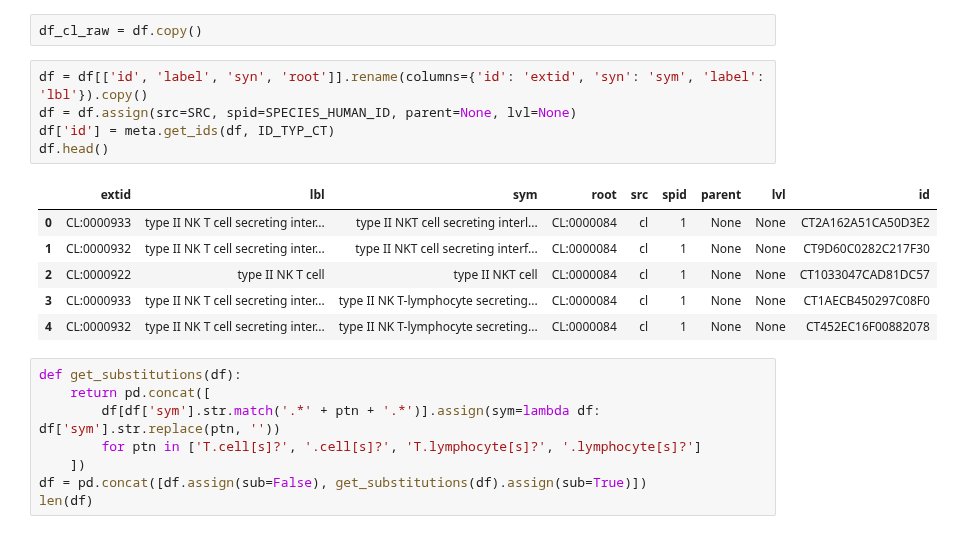
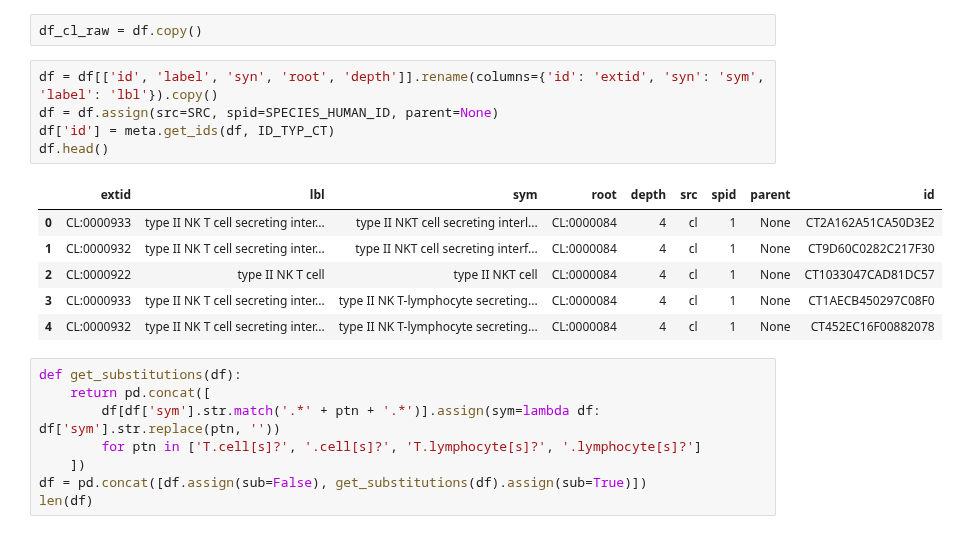
Before and after one commit to hammerlab/t-cell-relation-extraction, a Jupyter notebook: pipeline/03-meta-cell-types.ipynb, the cells around one changed output. Drawn from its saved outputs; the diff is of its cells as text.

```diff
--- a/pipeline/03-meta-cell-types.ipynb
+++ b/pipeline/03-meta-cell-types.ipynb
@@ -35,17 +36,17 @@ assert (df.groupby('label').apply(lambda g: len(g[g['syn'] == g['label']])) == 1
 # %%
 df_cl_raw = df.copy()
 # %%
-df = df[['id', 'label', 'syn', 'root']].rename(columns={'id': 'extid', 'syn': 'sym', 'label': 'lbl'}).copy()
-df = df.assign(src=SRC, spid=SPECIES_HUMAN_ID, parent=None, lvl=None)
+df = df[['id', 'label', 'syn', 'root', 'depth']].rename(columns={'id': 'extid', 'syn': 'sym', 'label': 'lbl'}).copy()
+df = df.assign(src=SRC, spid=SPECIES_HUMAN_ID, parent=None)
 df['id'] = meta.get_ids(df, ID_TYP_CT)
 df.head()
 # %% [output]
-|  | extid | lbl | sym | root | src | spid | parent | lvl | id |
-| 0 | CL:0000933 | type II NK T cell secreting inter... | type II NKT cell secreting interl... | CL:0000084 | cl | 1 | None | None | CT2A162A51CA50D3E2 |
-| 1 | CL:0000932 | type II NK T cell secreting inter... | type II NKT cell secreting interf... | CL:0000084 | cl | 1 | None | None | CT9D60C0282C217F30 |
-| 2 | CL:0000922 | type II NK T cell | type II NKT cell | CL:0000084 | cl | 1 | None | None | CT1033047CAD81DC57 |
-| 3 | CL:0000933 | type II NK T cell secreting inter... | type II NK T-lymphocyte secreting... | CL:0000084 | cl | 1 | None | None | CT1AECB450297C08F0 |
-| 4 | CL:0000932 | type II NK T cell secreting inter... | type II NK T-lymphocyte secreting... | CL:0000084 | cl | 1 | None | None | CT452EC16F00882078 |
+|  | extid | lbl | sym | root | depth | src | spid | parent | id |
+| 0 | CL:0000933 | type II NK T cell secreting inter... | type II NKT cell secreting interl... | CL:0000084 | 4 | cl | 1 | None | CT2A162A51CA50D3E2 |
+| 1 | CL:0000932 | type II NK T cell secreting inter... | type II NKT cell secreting interf... | CL:0000084 | 4 | cl | 1 | None | CT9D60C0282C217F30 |
+| 2 | CL:0000922 | type II NK T cell | type II NKT cell | CL:0000084 | 4 | cl | 1 | None | CT1033047CAD81DC57 |
+| 3 | CL:0000933 | type II NK T cell secreting inter... | type II NK T-lymphocyte secreting... | CL:0000084 | 4 | cl | 1 | None | CT1AECB450297C08F0 |
+| 4 | CL:0000932 | type II NK T cell secreting inter... | type II NK T-lymphocyte secreting... | CL:0000084 | 4 | cl | 1 | None | CT452EC16F00882078 |
 # %%
 def get_substitutions(df):
     return pd.concat([
```
Also changed, not shown: parts of 20 cells of this notebook, 8 other files.
